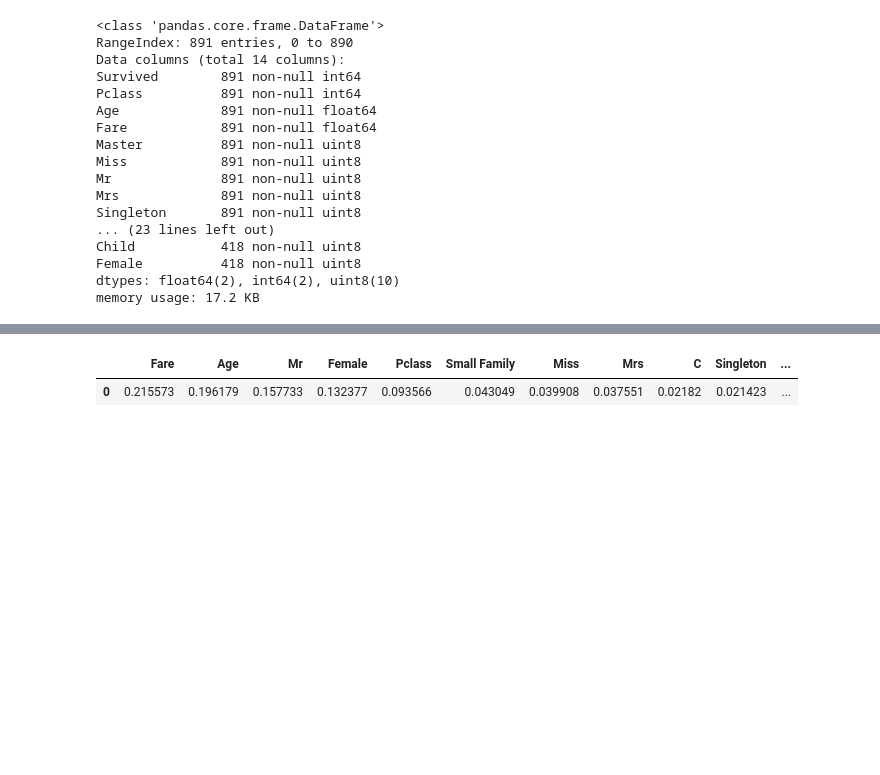
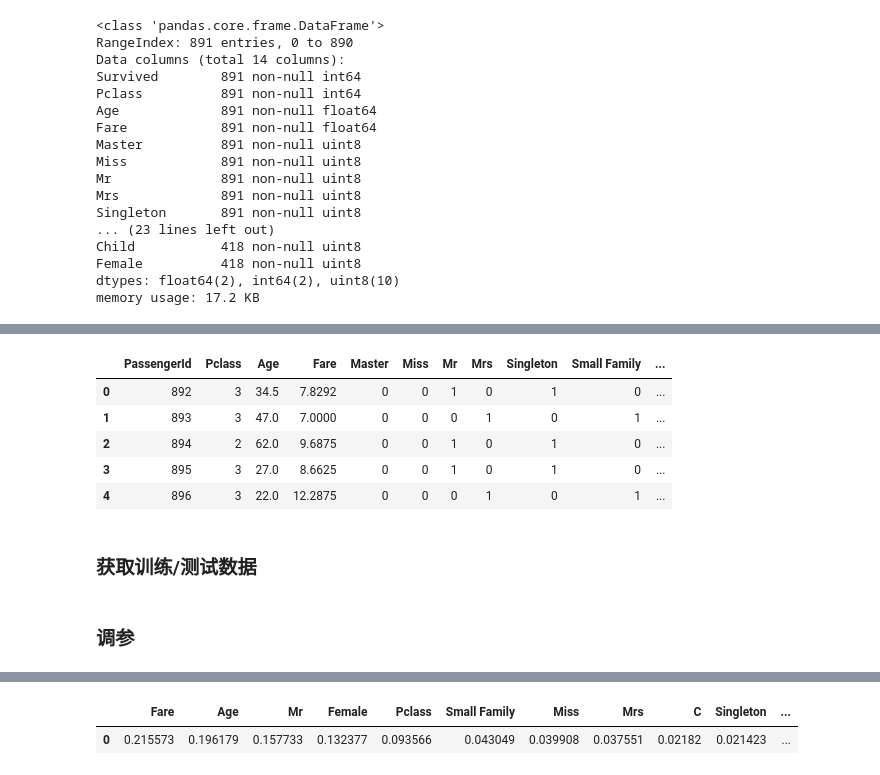
Before and after one commit to hahadsg/MyKaggle, a Jupyter notebook: titanic/solution.ipynb, the cells around one changed output, grey strips where cells are left out. Cells and saved outputs as stored; diff of their text form; code cells hidden in the pictures; blank space fills up the shorter version.

```diff
--- a/titanic/solution.ipynb
+++ b/titanic/solution.ipynb
@@ -285,3 +296,14 @@ memory usage: 17.2 KB
+# %%
+test_df.head()
+# %% [output]
+|  | PassengerId | Pclass | Age | Fare | Master | Miss | Mr | Mrs | Singleton | Small Family | ... |
+| 0 | 892 | 3 | 34.5 | 7.8292 | 0 | 0 | 1 | 0 | 1 | 0 | ... |
+| 1 | 893 | 3 | 47.0 | 7.0000 | 0 | 0 | 0 | 1 | 0 | 1 | ... |
+| 2 | 894 | 2 | 62.0 | 9.6875 | 0 | 0 | 1 | 0 | 1 | 0 | ... |
+| 3 | 895 | 3 | 27.0 | 8.6625 | 0 | 0 | 1 | 0 | 1 | 0 | ... |
+| 4 | 896 | 3 | 22.0 | 12.2875 | 0 | 0 | 0 | 1 | 0 | 1 | ... |
+# %% [markdown]
+### 获取训练/测试数据
 # %%
 # 训练数据
 X_train = train_df.drop(['Survived'], axis=1)
@@ -289,3 +311,5 @@ y_train = train_df['Survived']
 
 # X_train, X_test, y_train, y_test = train_test_split(X_train, y_train, test_size=0.2, random_state=1)
 X_test = test_df.drop(['PassengerId'], axis=1)
+# %% [markdown]
+### 调参
```
Also changed, not shown: parts of 10 cells of this notebook, 1 other file.
